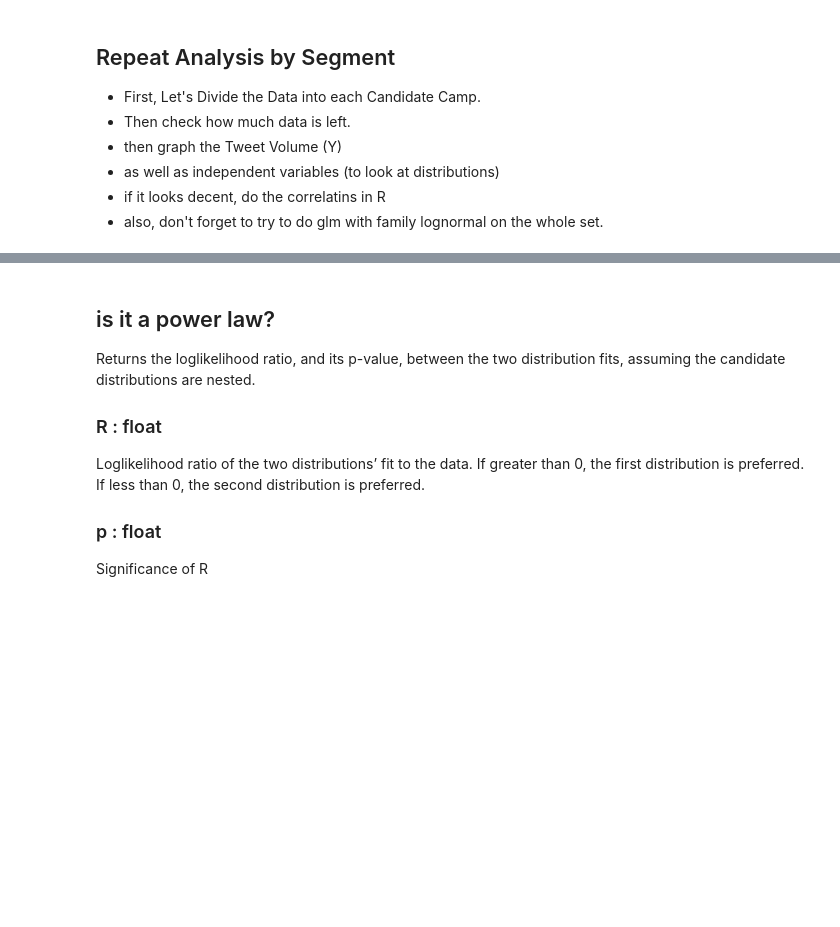
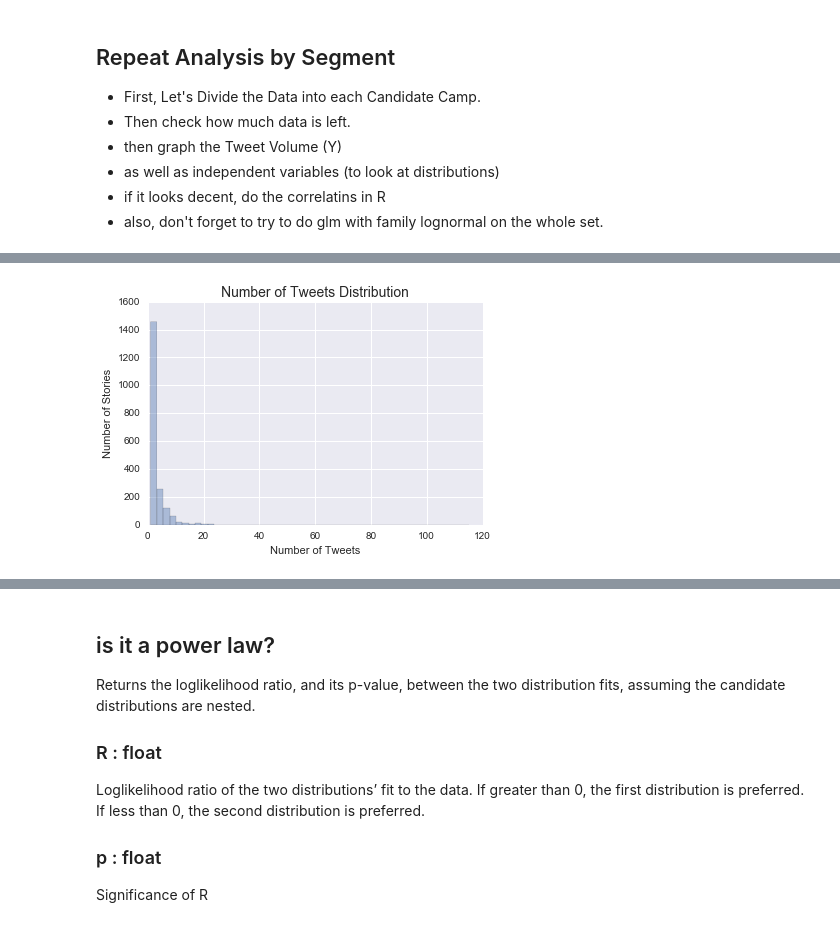
Before and after one commit to sbchou/thesis-extend, a Jupyter notebook: ANALYSIS/CorrBySegment.ipynb, the cells around one changed output, grey strips where cells are left out. Drawn from its saved outputs; the diff is of its cells as text; code cells hidden in the pictures; blank space fills up the shorter version.

```diff
--- a/ANALYSIS/CorrBySegment.ipynb
+++ b/ANALYSIS/CorrBySegment.ipynb
@@ -204,0 +18,5 @@ See the caveats in the documentation: http://pandas.pydata.org/pandas-docs/stabl
+# %%
+clinton_df=pandas.read_csv('DATA/FOR_CORR/clinton_w_emot.csv')
+trump_df=pandas.read_csv('DATA/FOR_CORR/trump_w_emot.csv')
+sanders_df=pandas.read_csv('DATA/FOR_CORR/sanders_w_emot.csv')
+cruz_df=pandas.read_csv('DATA/FOR_CORR/cruz_w_emot.csv')
@@ -204,0 +56,8 @@ See the caveats in the documentation: http://pandas.pydata.org/pandas-docs/stabl
+# %%
+sns.distplot(clinton_df.num_tweets, kde=False, rug=False);
+plt.title("Number of Tweets Distribution", fontsize=14)
+plt.xlabel("Number of Tweets")
+plt.ylabel("Number of Stories")
+plt.savefig('FIGS/CORR/SEGMENTS/clinton_tweet_vol.png')
+# %% [output]
+[figure, added]
```
Also changed, not shown: parts of 62 cells of this notebook, 7 other files.
